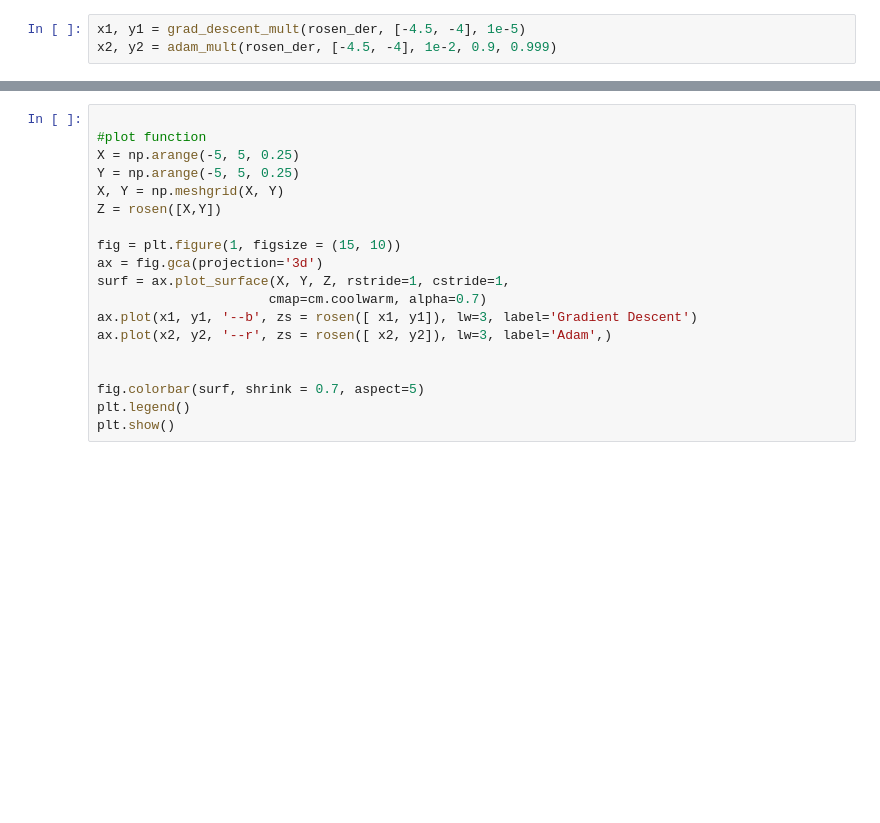
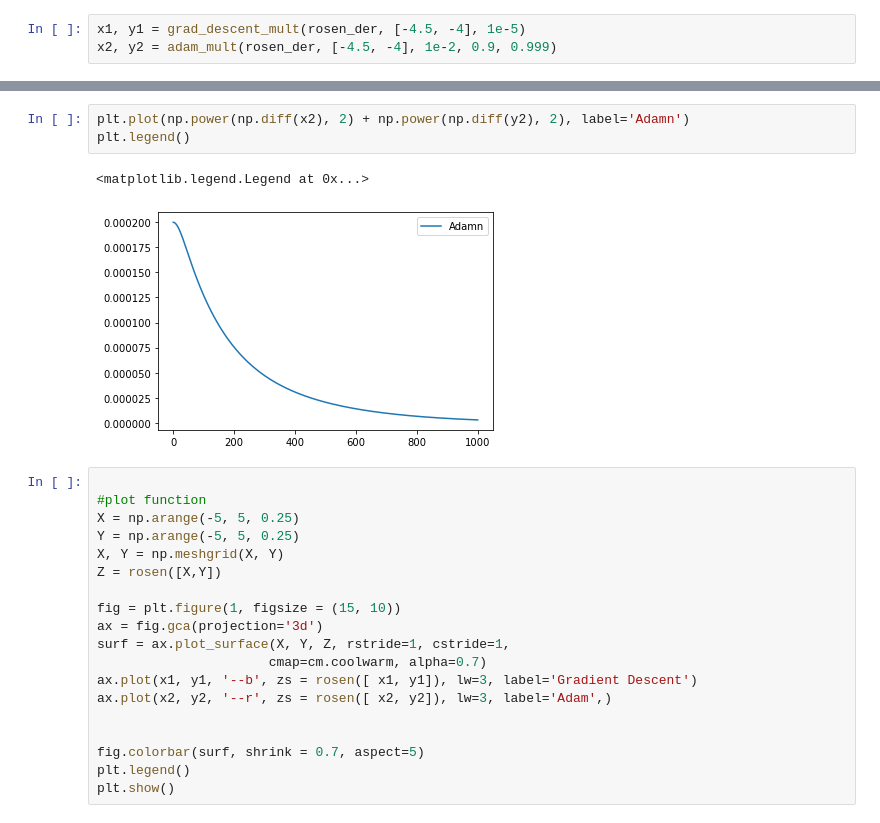
Before and after one commit to DeLonghi/ML-labs, a Jupyter notebook: Vinnikov_Ilia_J4133c_MLT_2022_Task_2.ipynb, the cells around one changed output, grey strips where cells are left out. Cells and saved outputs as stored; diff of their text form; blank space fills up the shorter version.

```diff
--- a/Vinnikov_Ilia_J4133c_MLT_2022_Task_2.ipynb
+++ b/Vinnikov_Ilia_J4133c_MLT_2022_Task_2.ipynb
@@ -73,3 +72,9 @@ plt.legend()
+# %%
+plt.plot(np.power(np.diff(x2), 2) + np.power(np.diff(y2), 2), label='Adamn')
+plt.legend()
+# %% [output]
+<matplotlib.legend.Legend at 0x...>
+[figure, added]
 # %%
 
 #plot function
```
Also changed, not shown: parts of 1 cell of this notebook.
